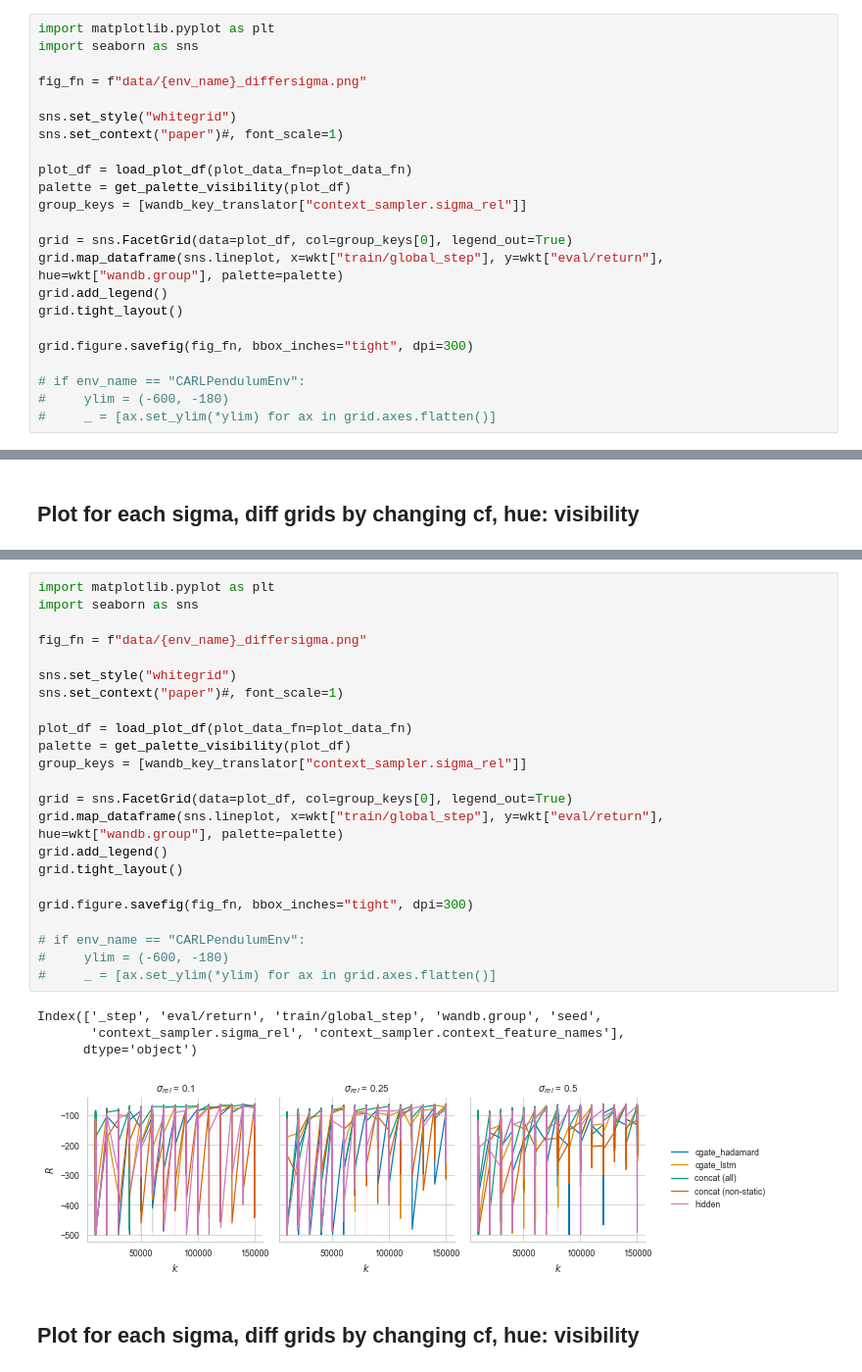
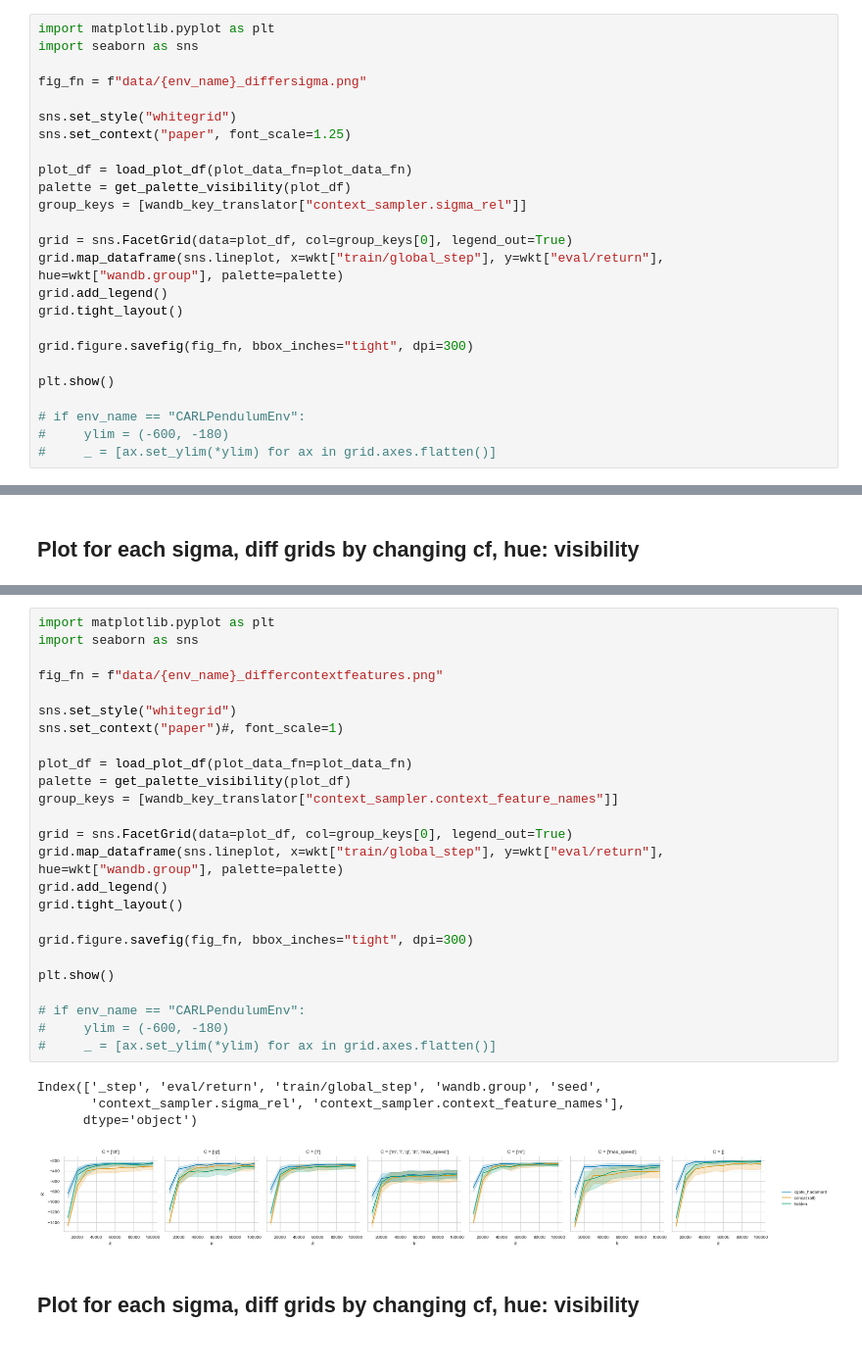
Before and after one commit to automl/CARL, a Jupyter notebook: experiments/evaluation/eval_benchmarking.ipynb, the cells around one changed output, grey strips where cells are left out. Shown at 98% size. Saved outputs shown, nothing was run; the diff lists cells and outputs as text.

```diff
--- a/experiments/evaluation/eval_benchmarking.ipynb
+++ b/experiments/evaluation/eval_benchmarking.ipynb
@@ -135,7 +140,7 @@ import seaborn as sns
 fig_fn = f"data/{env_name}_differsigma.png"
 
 sns.set_style("whitegrid")
-sns.set_context("paper")#, font_scale=1)
+sns.set_context("paper", font_scale=1.25)
 
 plot_df = load_plot_df(plot_data_fn=plot_data_fn)
 palette = get_palette_visibility(plot_df)
@@ -148,6 +153,8 @@ grid.tight_layout()
 
 grid.figure.savefig(fig_fn, bbox_inches="tight", dpi=300)
 
+plt.show()
+
 # if env_name == "CARLPendulumEnv":
 #     ylim = (-600, -180)
 #     _ = [ax.set_ylim(*ylim) for ax in grid.axes.flatten()]
@@ -177,31 +197,33 @@ for group_id, group_df in groups:
 # %%
 import matplotlib.pyplot as plt
 import seaborn as sns
 
-fig_fn = f"data/{env_name}_differsigma.png"
+fig_fn = f"data/{env_name}_differcontextfeatures.png"
 
 sns.set_style("whitegrid")
 sns.set_context("paper")#, font_scale=1)
 
 plot_df = load_plot_df(plot_data_fn=plot_data_fn)
 palette = get_palette_visibility(plot_df)
-group_keys = [wandb_key_translator["context_sampler.sigma_rel"]]
+group_keys = [wandb_key_translator["context_sampler.context_feature_names"]]
 
 grid = sns.FacetGrid(data=plot_df, col=group_keys[0], legend_out=True)
 grid.map_dataframe(sns.lineplot, x=wkt["train/global_step"], y=wkt["eval/return"], hue=wkt["wandb.group"], palette=palette)
 grid.add_legend()
 grid.tight_layout()
 
 grid.figure.savefig(fig_fn, bbox_inches="tight", dpi=300)
 
+plt.show()
+
 # if env_name == "CARLPendulumEnv":
 #     ylim = (-600, -180)
 #     _ = [ax.set_ylim(*ylim) for ax in grid.axes.flatten()]
 # %% [output]
 Index(['_step', 'eval/return', 'train/global_step', 'wandb.group', 'seed',
        'context_sampler.sigma_rel', 'context_sampler.context_feature_names'],
       dtype='object')
-[figure, old version]
+[figure, new version]
 # %% [markdown]
 ## Plot for each sigma, diff grids by changing cf, hue: visibility
 # %%
```
Also changed, not shown: parts of 7 cells of this notebook, 1 other file.
